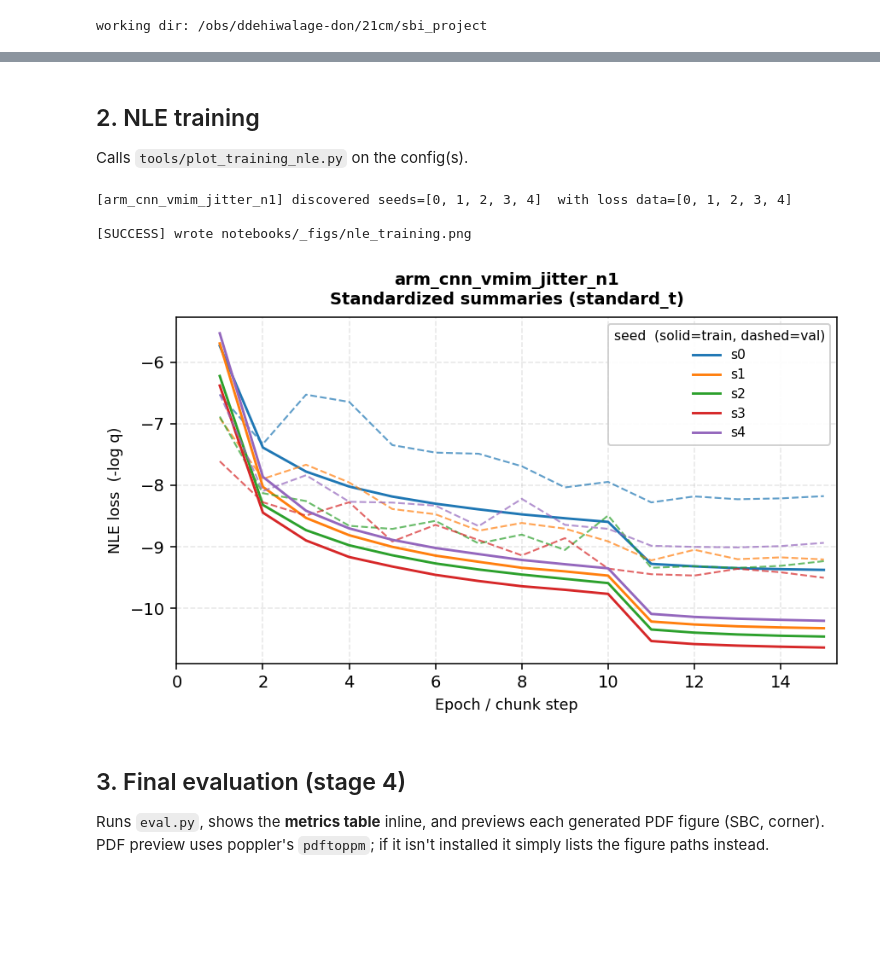
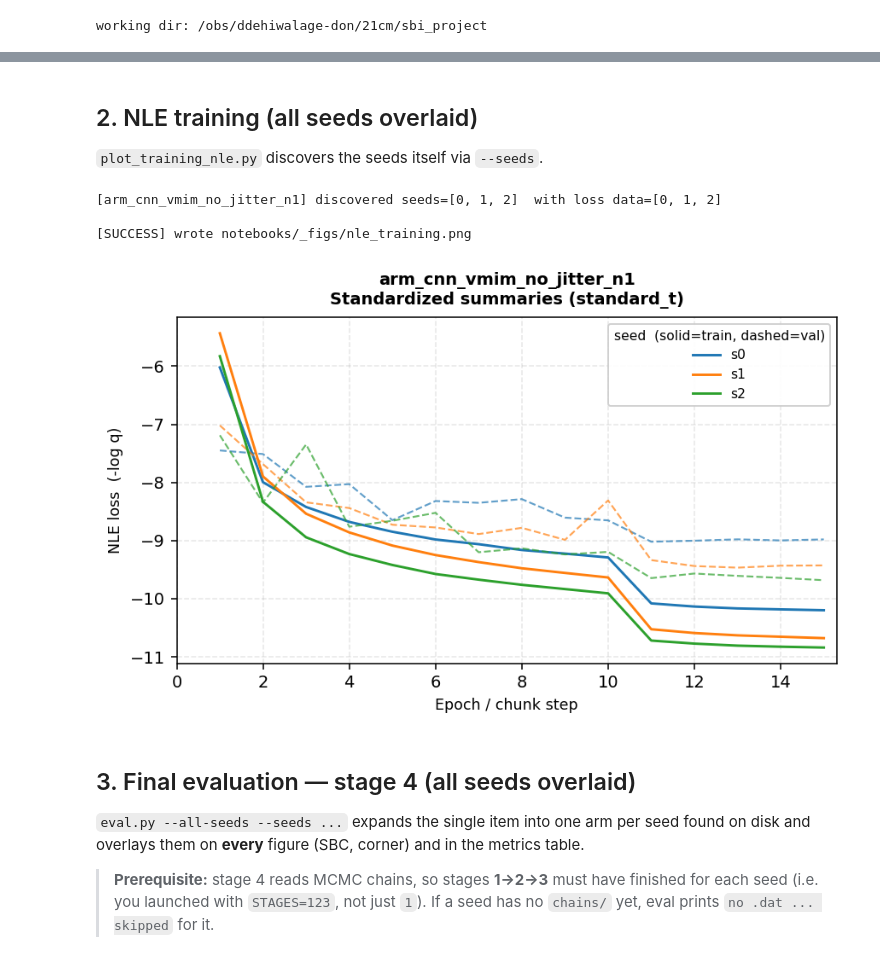
Before and after one commit to Dilru1/21cm-sbi-vmim, a Jupyter notebook: notebooks/diagnostics.ipynb, the cells around one changed output, grey strips where cells are left out. Drawn from its saved outputs; the diff is of its cells as text; code cells hidden in the pictures; blank space fills up the shorter version.

Commit message:
notebook up

```diff
--- a/notebooks/diagnostics.ipynb
+++ b/notebooks/diagnostics.ipynb
@@ -71,19 +108,24 @@ wrote notebooks/_figs/compressor.tex  (RF-R2 at the exported checkpoint, \input{
 # %% [markdown]
-## 2. NLE training
-Calls `tools/plot_training_nle.py` on the config(s).
+## 2. NLE training (all seeds overlaid)
+`plot_training_nle.py` discovers the seeds itself via `--seeds`.
-# %%
-fig = OUT / "nle_training.png"
-!python tools/plot_training_nle.py "{CONFIG}" --out "{fig}"
-display(Image(str(fig))) if fig.exists() else print("No figure — check CONFIG / stage-2 outputs.")
-# %% [output]
-[arm_cnn_vmim_jitter_n1] discovered seeds=[0, 1, 2, 3, 4]  with loss data=[0, 1, 2, 3, 4]
-
-[SUCCESS] wrote notebooks/_figs/nle_training.png
-[figure, removed]
-# %% [markdown]
-## 3. Final evaluation (stage 4)
-Runs `eval.py`, shows the **metrics table** inline, and previews each generated
-PDF figure (SBC, corner). PDF preview uses poppler's `pdftoppm`; if it isn't
-installed it simply lists the figure paths instead.
+# %%
+seeds = " ".join(map(str, SEEDS))
+fig = OUT / "nle_training.png"
+!python tools/plot_training_nle.py "{CONFIG}" --seeds {seeds} --models {FAMILY} --out "{fig}"
+show(fig)
+# %% [output]
+[arm_cnn_vmim_no_jitter_n1] discovered seeds=[0, 1, 2]  with loss data=[0, 1, 2]
+
+[SUCCESS] wrote notebooks/_figs/nle_training.png
+[figure, added]
+# %% [markdown]
+## 3. Final evaluation — stage 4 (all seeds overlaid)
+`eval.py --all-seeds --seeds ...` expands the single item into one arm per
+seed found on disk and overlays them on **every** figure (SBC, corner) and in
+the metrics table.
+
+> **Prerequisite:** stage 4 reads MCMC chains, so stages **1→2→3** must have
+> finished for each seed (i.e. you launched with `STAGES=123`, not just `1`).
+> If a seed has no `chains/` yet, eval prints `no .dat ... skipped` for it.
 # %%
 evdir = OUT / "eval"
```
Also changed, not shown: parts of 14 cells of this notebook.
